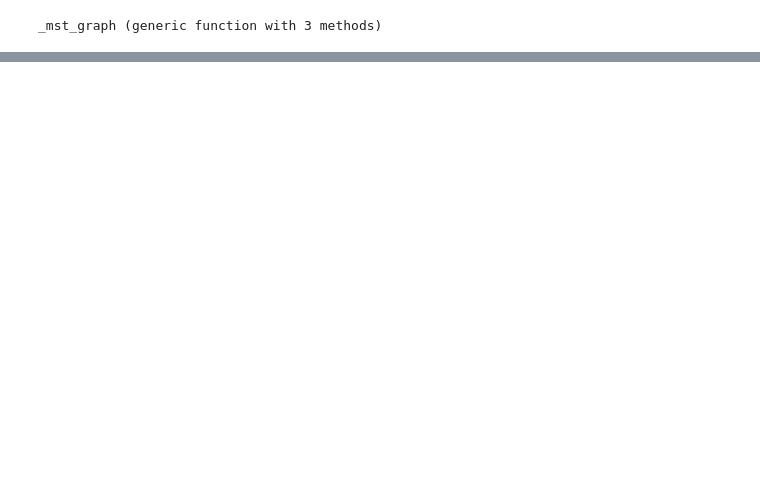
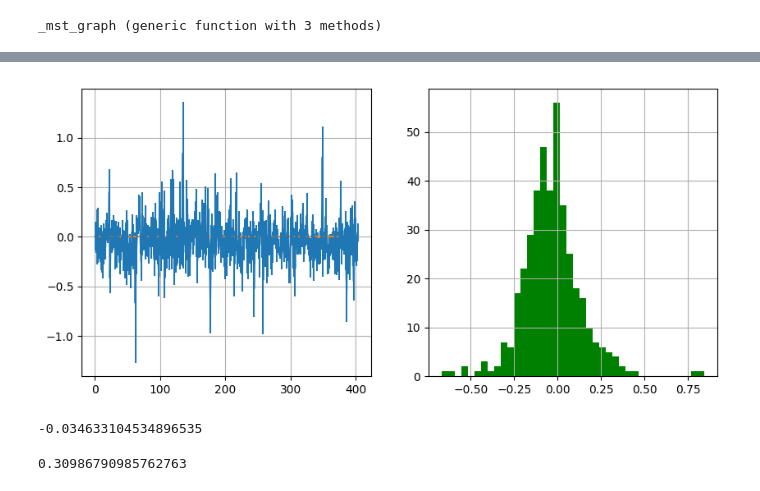
Before and after one commit to bosscha/gaia-shock, a Jupyter notebook: notebooks/analysis/mass _segregation.ipynb, the cells around one changed output, grey strips where cells are left out. Drawn from its saved outputs; the diff is of its cells as text; code cells hidden in the pictures; blank space fills up the shorter version.

```diff
--- a/notebooks/analysis/mass _segregation.ipynb
+++ b/notebooks/analysis/mass _segregation.ipynb
@@ -77,10 +78,10 @@ function _mst_graph(ind,x,y,z=[] , dtyp="2d")
 
     d= Euclidean()
     p= pairwise(d, A, A, dims=2)
-    println(p)
+    #println(p)
 
     src= Array{Int}(undef,0)
-    dst=  Array{Int}(undef,0)
+    dst= Array{Int}(undef,0)
     wgt= Array{Float64}(undef,0)
 
     for i in 1:nxy
@@ -97,9 +98,9 @@ function _mst_graph(ind,x,y,z=[] , dtyp="2d")
 
     kr= kruskal_mst(G, G.weights)
 
-    for w in kr
-        @printf("%d - %d : %3.3f\n",w.src,w.dst, w.weight)
-    end
+    #for w in kr
+    #    @printf("%d - %d : %3.3f\n",w.src,w.dst, w.weight)
+    #end
 
     return(kr)
 end
@@ -187,0 +290,47 @@ _kappa_ms( [1,5,10,16,20,27,30,35,45,56,67,78,89], oc[:X], oc[:Y] , oc[:Z], "3d"
+# %%
+## Loop over all OCs
+
+cd(ocdir)
+files= glob("*csv")
+cd(wdir)
+
+percms= 10
+ilabel= []
+Κms= []
+errΚms= []
+i= 0
+for f in files
+    i+= 1
+    oc= CSV.read("$ocdir/$f" , delim= ";")
+    # imass= _select_massivestars(oc[:gbar], percms)
+    # ns= _sample_size(length(imass), length(oc[:X]))
+    # y, yerr= _kappa_ms( imass, oc[:X], oc[:Y] , oc[:Z], ns, "3d", "geo")
+    y, yerr= _get_kappaMS(oc[:gbar],oc[:X], oc[:Y] , oc[:Z], percms, "3d", "geo", true)
+    #y= _get_Q(oc[:X], oc[:Y] , oc[:Z]) ; yerr=1
+    push!(ilabel, i)
+    push!(Κms, y)
+    push!(errΚms, yerr)
+end
+
+println(mean(Κms))
+
+fig= PyPlot.figure(figsize=(10,10))
+
+ax= PyPlot.subplot(221)
+PyPlot.grid("on")
+PyPlot.errorbar(ilabel, Κms, yerr=errΚms)
+PyPlot.plot([0,length(ilabel)],[0,0])
+
+ax= PyPlot.subplot(222)
+PyPlot.grid("on")
+PyPlot.hist(Κms , 40, density=false, facecolor="g")
+
+PyPlot.show()
+# %% [output]
+[figure, added]
+-0.034633104534896535
+# %%
+### Q structure factor
+_get_Q(oc[:X], oc[:Y] , oc[:Z])
+# %% [output]
+0.30986790985762763
```
Also changed, not shown: parts of 9 cells of this notebook.
